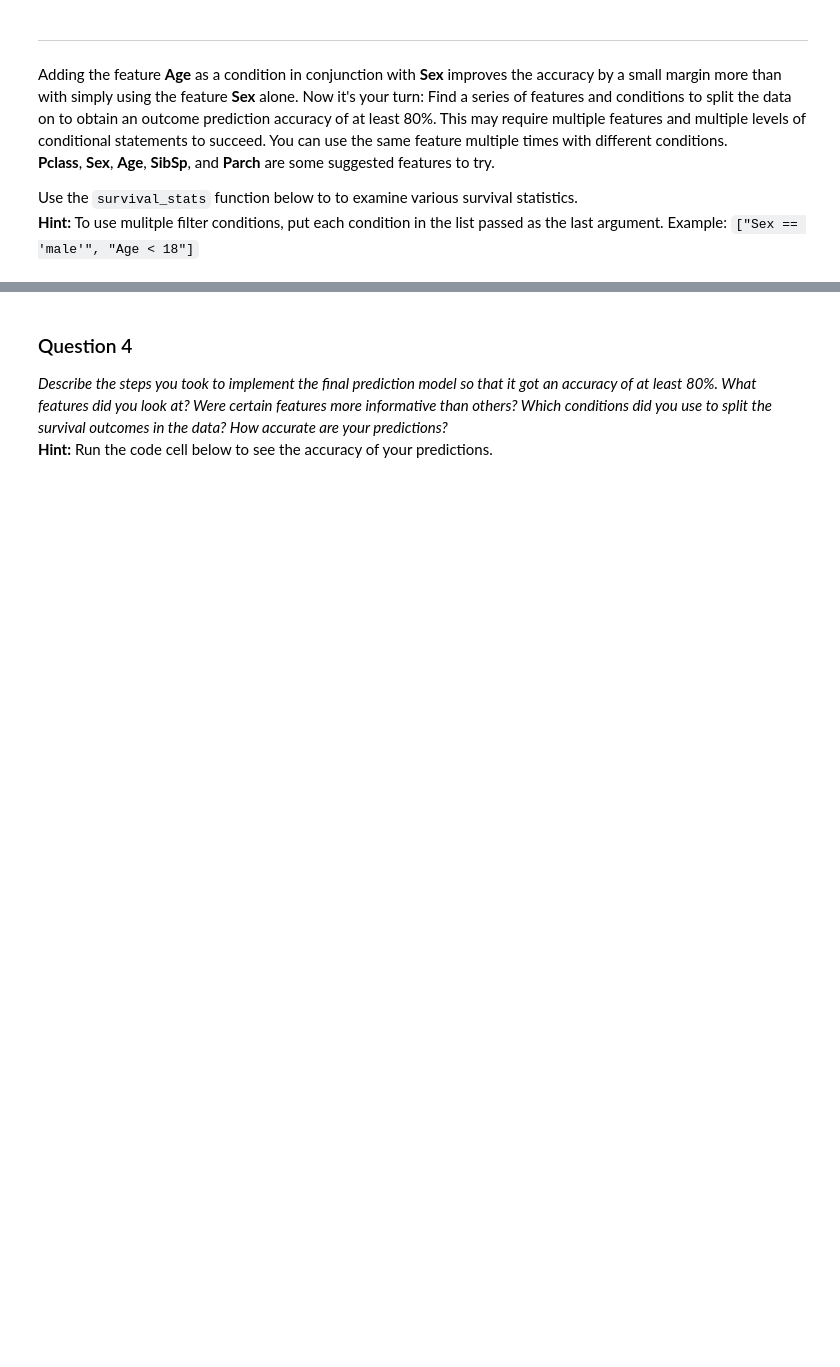
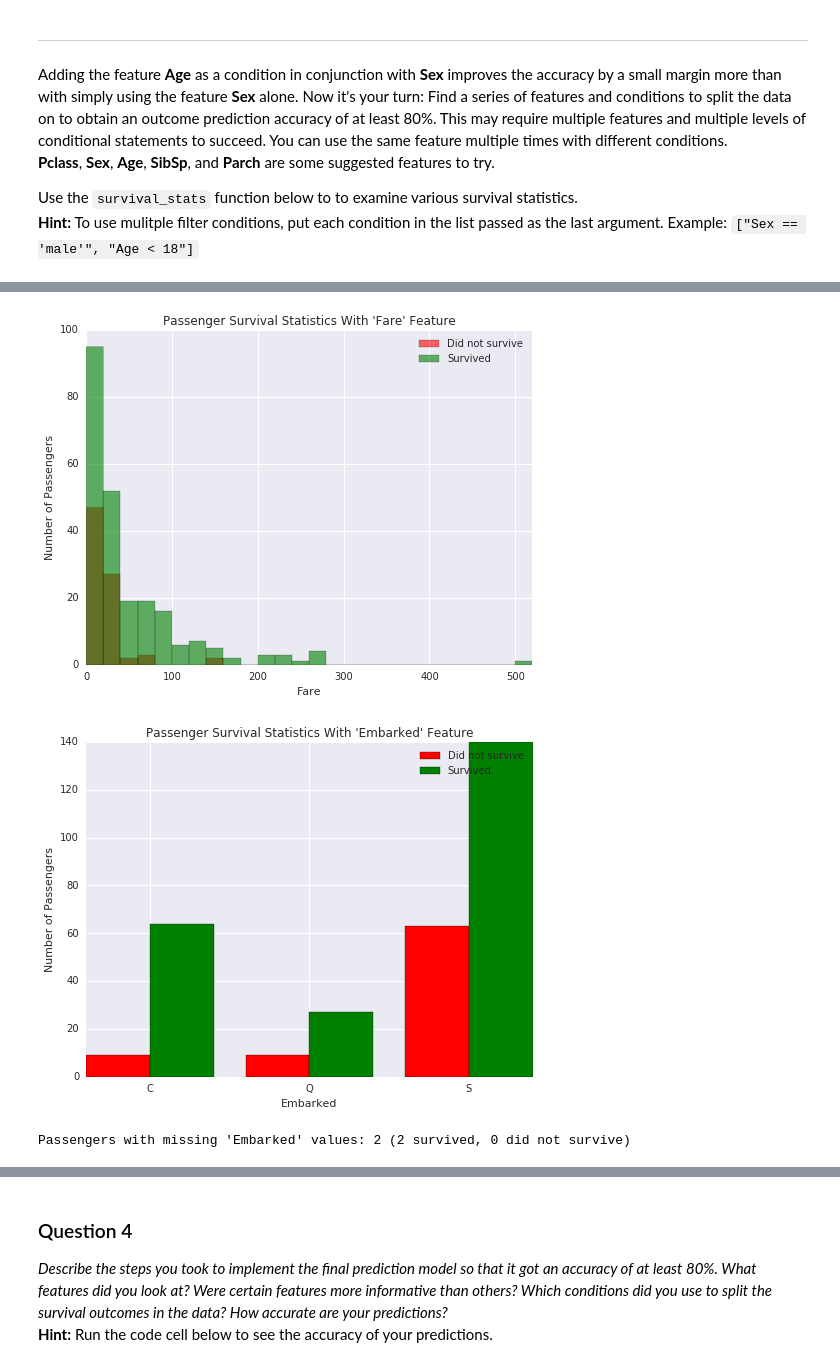
Before and after one commit to plushduck/machine-learning, a Jupyter notebook: projects/titanic_survival_exploration/titanic_survival_exploration.ipynb, the cells around one changed output, grey strips where cells are left out. Drawn from its saved outputs; the diff is of its cells as text; code cells hidden in the pictures; blank space fills up the shorter version.

Commit message:
Completed Titanic survival exploration

```diff
--- a/projects/titanic_survival_exploration/titanic_survival_exploration.ipynb
+++ b/projects/titanic_survival_exploration/titanic_survival_exploration.ipynb
@@ -253,0 +222,21 @@ Passengers with missing 'Embarked' values: 2 (2 survived, 0 did not survive)
+# %%
+# Display outcomes for female passengers by fare
+vs.survival_stats(data, outcomes, 'Fare', ["Sex == 'female'"])
+
+# Display outcomes for female passengers by embarkation point
+vs.survival_stats(data, outcomes, 'Embarked', ["Sex == 'female'"])
+
+# Display outcomes for female passengers by passenger socio-economoic class
+vs.survival_stats(data, outcomes, 'Pclass', ["Sex == 'female'"])
+
+# Females with a socio-economic class of 3 have a much lower survival rate, so look
+# at outcomes by fare and embarkation point within that subpopulation
+vs.survival_stats(data, outcomes, 'Fare', ["Sex == 'female'", "Pclass == 3"])
+vs.survival_stats(data, outcomes, 'Embarked', ["Sex == 'female'", "Pclass == 3"])
+
+# Within the subpopulation, embarkation point S and higher Fares are associated with lower chance of survival.
+vs.survival_stats(data, outcomes, 'Fare', ["Embarked == 'S'", "Sex == 'female'", "Pclass == 3", "Fare > 18"])
+# %% [output]
+[figure, added]
+[figure, added]
+Passengers with missing 'Embarked' values: 2 (2 survived, 0 did not survive)
```
Also changed, not shown: parts of 15 cells of this notebook, 1 other file.
